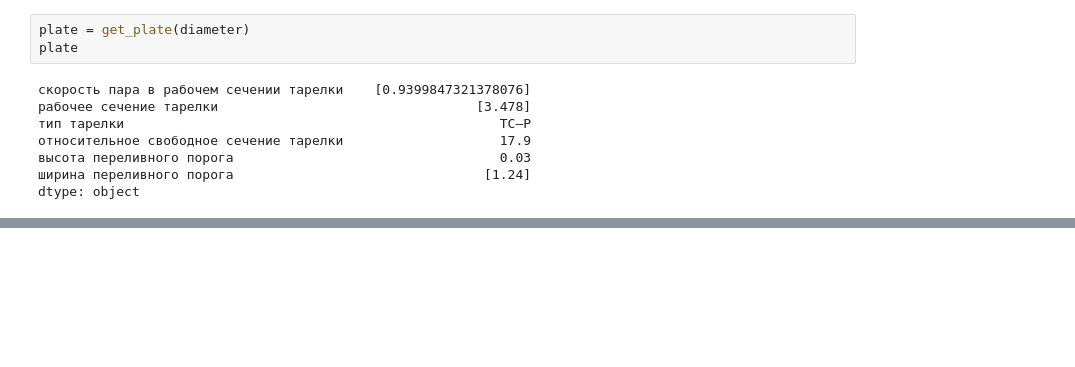
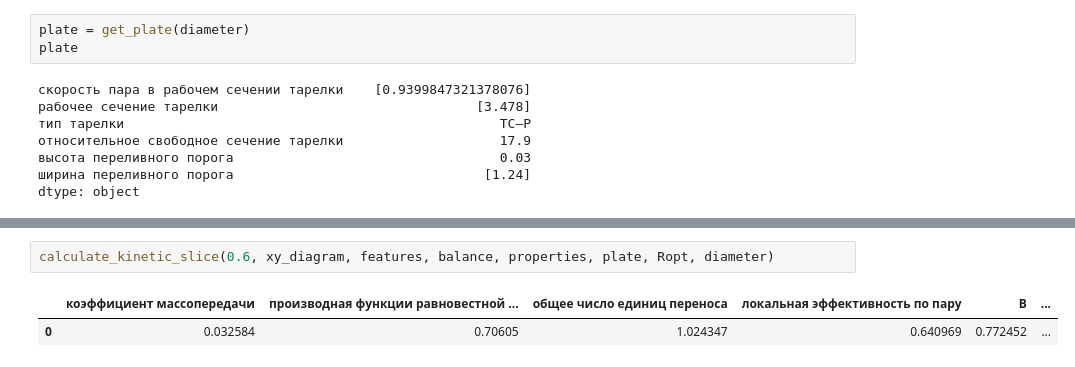
Before and after one commit to kdavjd/rectification_project, a Jupyter notebook: plate_column.ipynb, the cells around one changed output, grey strips where cells are left out. Saved outputs shown, nothing was run; the diff lists cells and outputs as text; blank space fills up the shorter version.

```diff
--- a/plate_column.ipynb
+++ b/plate_column.ipynb
@@ -499,0 +659,5 @@ properties['молярная масса газа']['верха']
+# %%
+calculate_kinetic_slice(0.6, xy_diagram, features, balance, properties, plate, Ropt, diameter)
+# %% [output]
+|  | коэффициент массопередачи | производная функции равновестной ... | общее число единиц переноса | локальная эффективность по пару | B | ... |
+| 0 | 0.032584 | 0.70605 | 1.024347 | 0.640969 | 0.772452 | ... |
```
Also changed, not shown: parts of 5 cells of this notebook, 2 other files.
